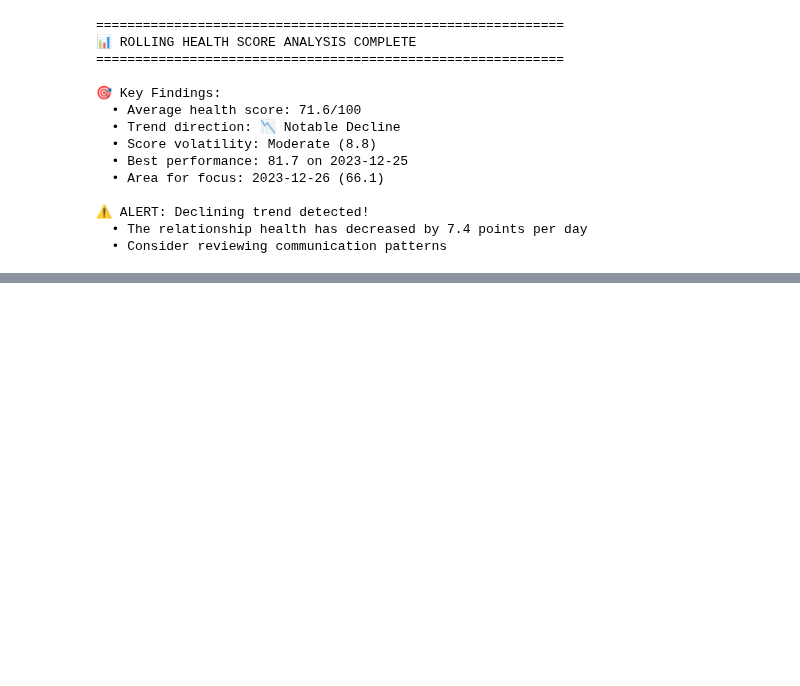
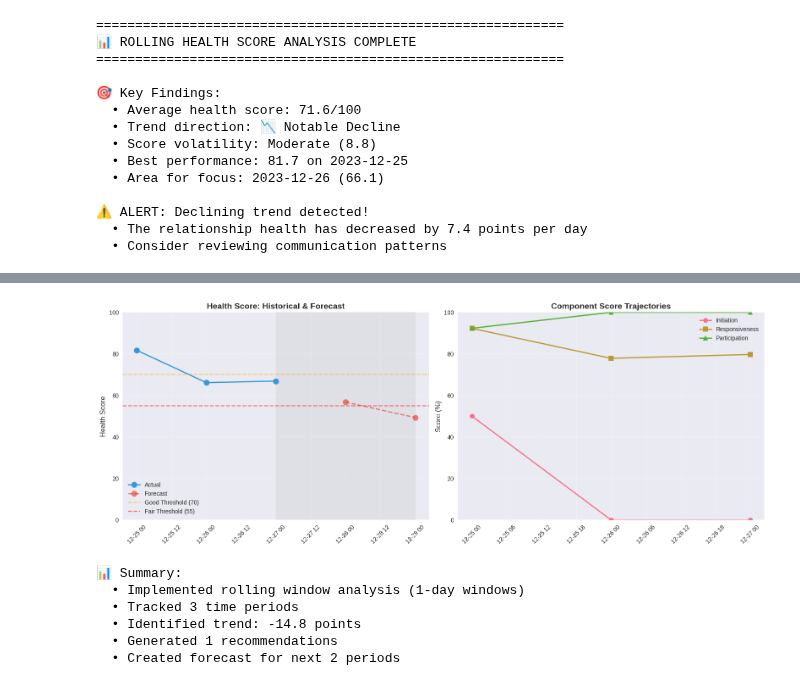
Before and after one commit to Sujoy-004/Chat-Analyzer-Pro, a Jupyter notebook: notebooks/04_relationship_health.ipynb, the cells around one changed output, grey strips where cells are left out. Cells and saved outputs as stored; diff of their text form; code cells hidden in the pictures; blank space fills up the shorter version.

```diff
--- a/notebooks/04_relationship_health.ipynb
+++ b/notebooks/04_relationship_health.ipynb
@@ -1448,0 +1575,13 @@ else:
+# %%
+if insights['alerts']:
+    print(f"\n🚨 ALERTS:")
+    for alert in insights['alerts']:
+        print(f"  [{alert['severity']}] {alert['message']}")
+        print(f"    → Action: {alert['action']}")
+
+if insights['recommendations']:
+    print(f"\n💡 RECOMMENDATIONS:")
+    for i, rec in enumerate(insights['recommendations'], 1):
+        print(f"\n  {i}. [{rec['priority']}] {rec['area']}")
+        print(f"     Issue: {rec['issue']}")
+        print(f"     Suggestion: {rec['suggestion']}")
@@ -1448,0 +1639,57 @@ else:
+# %%
+# Visualize forecast
+fig, (ax1, ax2) = plt.subplots(1, 2, figsize=(16, 6))
+
+# Left plot: Historical + Forecast
+ax1.plot(rolling_health_df['date'], rolling_health_df['health_score'],
+         'o-', linewidth=2, markersize=10, color='#3498DB', label='Actual')
+ax1.plot(forecast_dates, forecast_scores, 'o--', linewidth=2, markersize=10,
+         color='#E74C3C', label='Forecast', alpha=0.7)
+
+# Shade forecast region
+ax1.axvspan(rolling_health_df['date'].iloc[-1], forecast_dates[-1],
+            alpha=0.1, color='gray')
+
+ax1.axhline(70, color='orange', linestyle='--', alpha=0.5, label='Good Threshold (70)')
+ax1.axhline(55, color='red', linestyle='--', alpha=0.5, label='Fair Threshold (55)')
+
+ax1.set_title('Health Score: Historical & Forecast', fontsize=14, fontweight='bold')
+ax1.set_ylabel('Health Score', fontsize=12)
+ax1.set_ylim(0, 100)
+ax1.legend(loc='best')
+ax1.grid(True, alpha=0.3)
+ax1.tick_params(axis='x', rotation=45)
+
+# Right plot: Component trajectory
+ax2.plot(rolling_health_df['date'], rolling_health_df['initiation_balance'] * 100,
+         'o-', label='Initiation', linewidth=2, markersize=8)
+ax2.plot(rolling_health_df['date'], rolling_health_df['responsiveness'] * 100,
+         's-', label='Responsiveness', linewidth=2, markersize=8)
+ax2.plot(rolling_health_df['date'], rolling_health_df['participation_balance'] * 100,
+         '^-', label='Participation', linewidth=2, markersize=8)
+
+ax2.set_title('Component Score Trajectories', fontsize=14, fontweight='bold')
+ax2.set_ylabel('Score (%)', fontsize=12)
+ax2.set_ylim(0, 100)
+ax2.legend(loc='best')
+ax2.grid(True, alpha=0.3)
+ax2.tick_params(axis='x', rotation=45)
+
+plt.tight_layout()
+plt.show()
+# %% [output]
+[figure, added]
+# %%
+print(f"\n📊 Summary:")
+print(f"  • Implemented rolling window analysis (1-day windows)")
+print(f"  • Tracked {len(rolling_health_df)} time periods")
+print(f"  • Identified trend: {insights['trend_analysis']['total_change']:+.1f} points")
+print(f"  • Generated {len(insights['recommendations'])} recommendations")
+print(f"  • Created forecast for next {future_periods} periods")
+# %% [output]
+📊 Summary:
+  • Implemented rolling window analysis (1-day windows)
+  • Tracked 3 time periods
+  • Identified trend: -14.8 points
+  • Generated 1 recommendations
+  • Created forecast for next 2 periods
```
Also changed, not shown: parts of 5 cells of this notebook.
